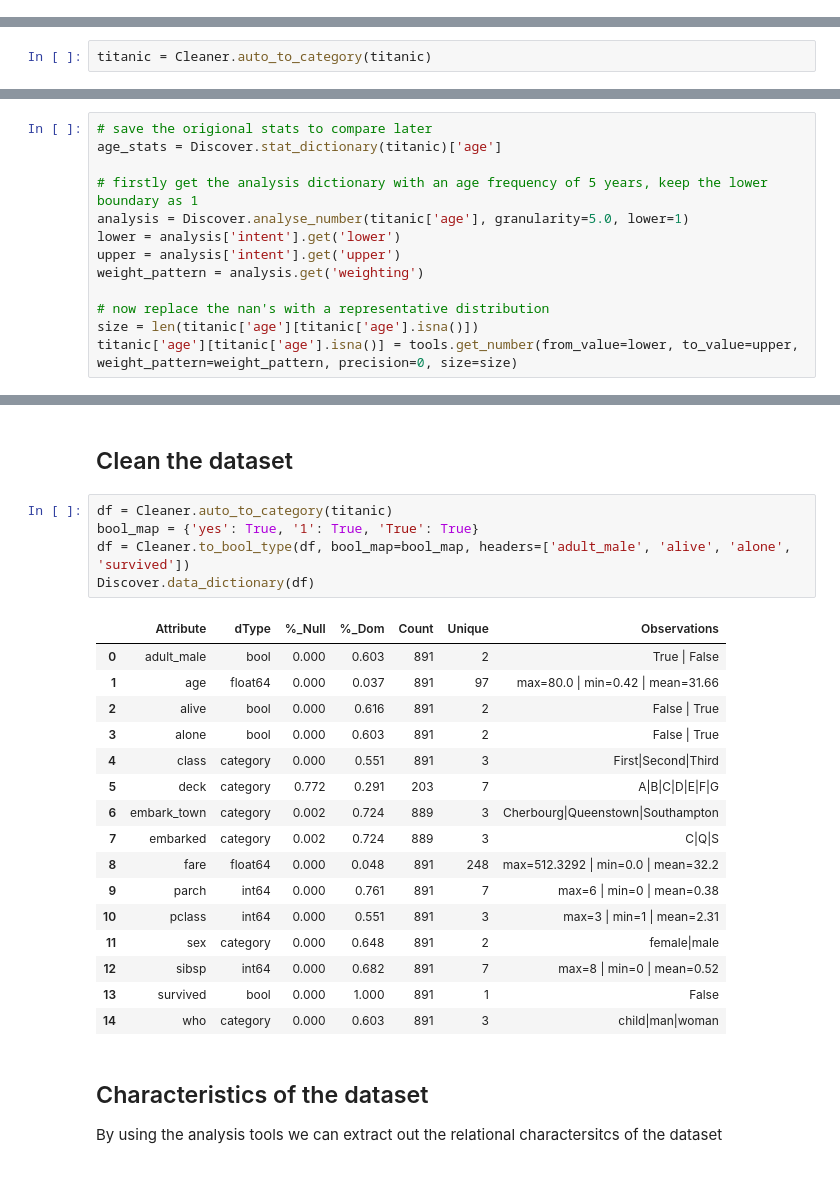
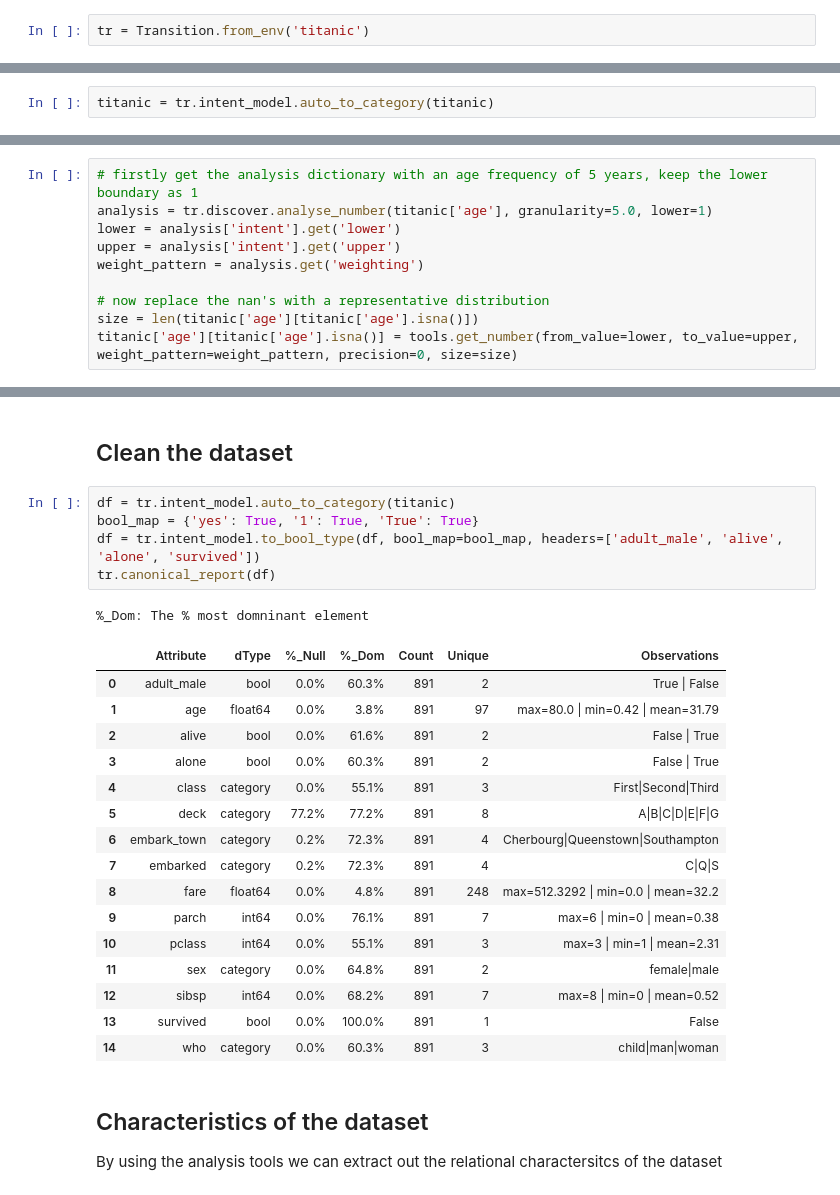
Before and after one commit to project-hadron/discovery-transition-ds, a Jupyter notebook: jupyter/working/scripts/_synthetic/04_titanic.ipynb, the cells around one changed output, grey strips where cells are left out. Drawn from its saved outputs; the diff is of its cells as text.

```diff
--- a/jupyter/working/scripts/_synthetic/04_titanic.ipynb
+++ b/jupyter/working/scripts/_synthetic/04_titanic.ipynb
@@ -39,5 +42,7 @@ from ds_discovery.transition.discovery import DataDiscovery as Discover
 from ds_behavioral.sample.sample_data import ProfileSample
+# %%
+tr = Transition.from_env('titanic')
 # %%
 titanic = sns.load_dataset('titanic')
 # %%
-titanic = Cleaner.auto_to_category(titanic)
+titanic = tr.intent_model.auto_to_category(titanic)
@@ -91,11 +78,8 @@ But ultimately it will just fill NaN values with a single value. Not ideal
 
 Alternatively: We can use our analysis tool to get an age weighting and then replace NaN with values that represent that weighting, giving us a much more representative distribution
 # %%
-# save the origional stats to compare later
-age_stats = Discover.stat_dictionary(titanic)['age']
-
 # firstly get the analysis dictionary with an age frequency of 5 years, keep the lower boundary as 1
-analysis = Discover.analyse_number(titanic['age'], granularity=5.0, lower=1)
+analysis = tr.discover.analyse_number(titanic['age'], granularity=5.0, lower=1)
 lower = analysis['intent'].get('lower')
 upper = analysis['intent'].get('upper')
 weight_pattern = analysis.get('weighting')
@@ -164,27 +130,28 @@ Time to now build the synthetic data and see how it compares
 # %% [markdown]
 ## Clean the dataset
 # %%
-df = Cleaner.auto_to_category(titanic)
+df = tr.intent_model.auto_to_category(titanic)
 bool_map = {'yes': True, '1': True, 'True': True}
-df = Cleaner.to_bool_type(df, bool_map=bool_map, headers=['adult_male', 'alive', 'alone', 'survived'])
-Discover.data_dictionary(df)
+df = tr.intent_model.to_bool_type(df, bool_map=bool_map, headers=['adult_male', 'alive', 'alone', 'survived'])
+tr.canonical_report(df)
 # %% [output]
+%_Dom: The % most domninant element
 |  | Attribute | dType | %_Null | %_Dom | Count | Unique | Observations |
-| 0 | adult_male | bool | 0.000 | 0.603 | 891 | 2 | True | False |
-| 1 | age | float64 | 0.000 | 0.037 | 891 | 97 | max=80.0 | min=0.42 | mean=31.66 |
-| 2 | alive | bool | 0.000 | 0.616 | 891 | 2 | False | True |
-| 3 | alone | bool | 0.000 | 0.603 | 891 | 2 | False | True |
-| 4 | class | category | 0.000 | 0.551 | 891 | 3 | First|Second|Third |
-| 5 | deck | category | 0.772 | 0.291 | 203 | 7 | A|B|C|D|E|F|G |
-| 6 | embark_town | category | 0.002 | 0.724 | 889 | 3 | Cherbourg|Queenstown|Southampton |
-| 7 | embarked | category | 0.002 | 0.724 | 889 | 3 | C|Q|S |
-| 8 | fare | float64 | 0.000 | 0.048 | 891 | 248 | max=512.3292 | min=0.0 | mean=32.2 |
-| 9 | parch | int64 | 0.000 | 0.761 | 891 | 7 | max=6 | min=0 | mean=0.38 |
-| 10 | pclass | int64 | 0.000 | 0.551 | 891 | 3 | max=3 | min=1 | mean=2.31 |
-| 11 | sex | category | 0.000 | 0.648 | 891 | 2 | female|male |
-| 12 | sibsp | int64 | 0.000 | 0.682 | 891 | 7 | max=8 | min=0 | mean=0.52 |
-| 13 | survived | bool | 0.000 | 1.000 | 891 | 1 | False |
-| 14 | who | category | 0.000 | 0.603 | 891 | 3 | child|man|woman |
+| 0 | adult_male | bool | 0.0% | 60.3% | 891 | 2 | True | False |
+| 1 | age | float64 | 0.0% | 3.8% | 891 | 97 | max=80.0 | min=0.42 | mean=31.79 |
+| 2 | alive | bool | 0.0% | 61.6% | 891 | 2 | False | True |
+| 3 | alone | bool | 0.0% | 60.3% | 891 | 2 | False | True |
+| 4 | class | category | 0.0% | 55.1% | 891 | 3 | First|Second|Third |
+| 5 | deck | category | 77.2% | 77.2% | 891 | 8 | A|B|C|D|E|F|G |
+| 6 | embark_town | category | 0.2% | 72.3% | 891 | 4 | Cherbourg|Queenstown|Southampton |
+| 7 | embarked | category | 0.2% | 72.3% | 891 | 4 | C|Q|S |
+| 8 | fare | float64 | 0.0% | 4.8% | 891 | 248 | max=512.3292 | min=0.0 | mean=32.2 |
+| 9 | parch | int64 | 0.0% | 76.1% | 891 | 7 | max=6 | min=0 | mean=0.38 |
+| 10 | pclass | int64 | 0.0% | 55.1% | 891 | 3 | max=3 | min=1 | mean=2.31 |
+| 11 | sex | category | 0.0% | 64.8% | 891 | 2 | female|male |
+| 12 | sibsp | int64 | 0.0% | 68.2% | 891 | 7 | max=8 | min=0 | mean=0.52 |
+| 13 | survived | bool | 0.0% | 100.0% | 891 | 1 | False |
+| 14 | who | category | 0.0% | 60.3% | 891 | 3 | child|man|woman |
 # %% [markdown]
 ## Characteristics of the dataset
 By using the analysis tools we can extract out the relational charactersitcs of the dataset
```
Also changed, not shown: parts of 20 cells of this notebook, 6 other files.
